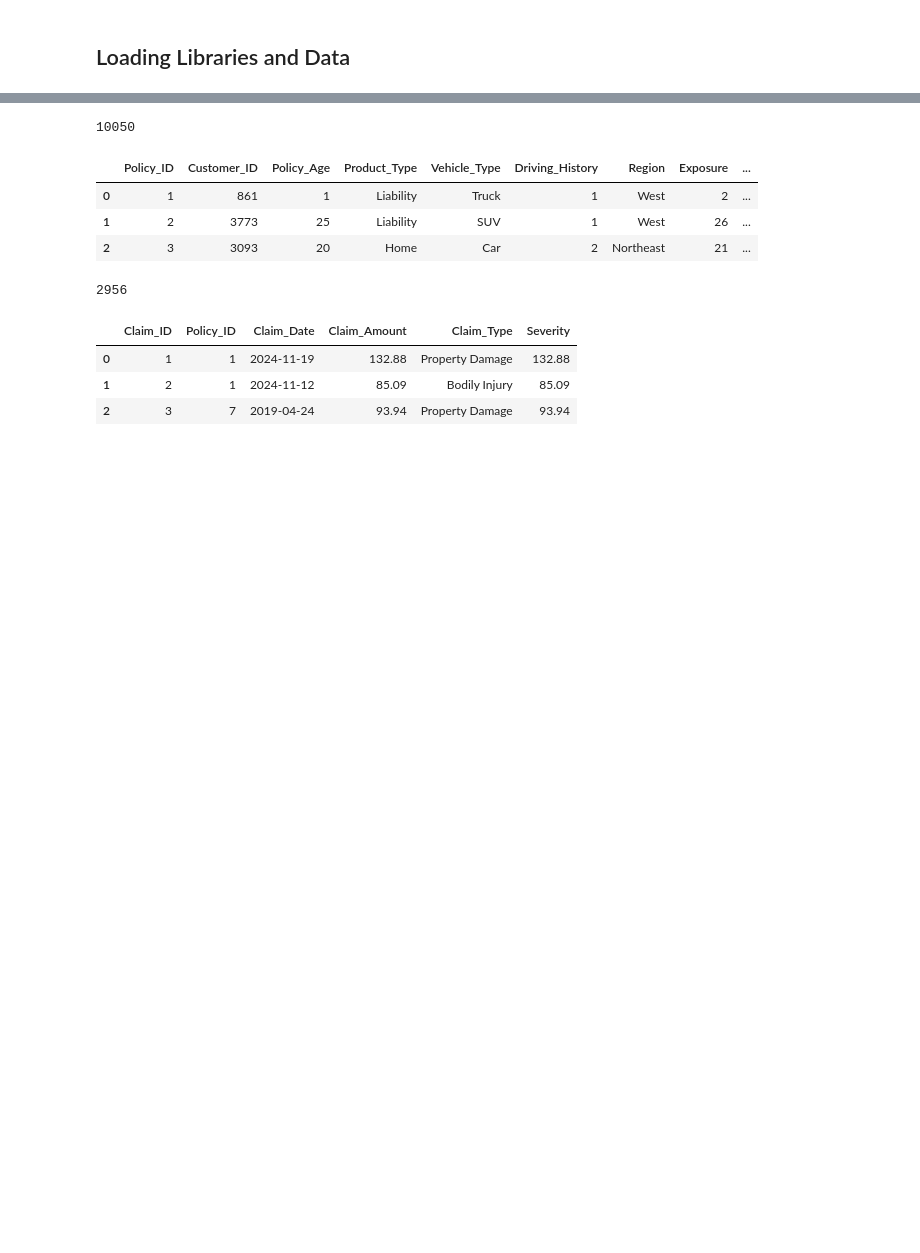
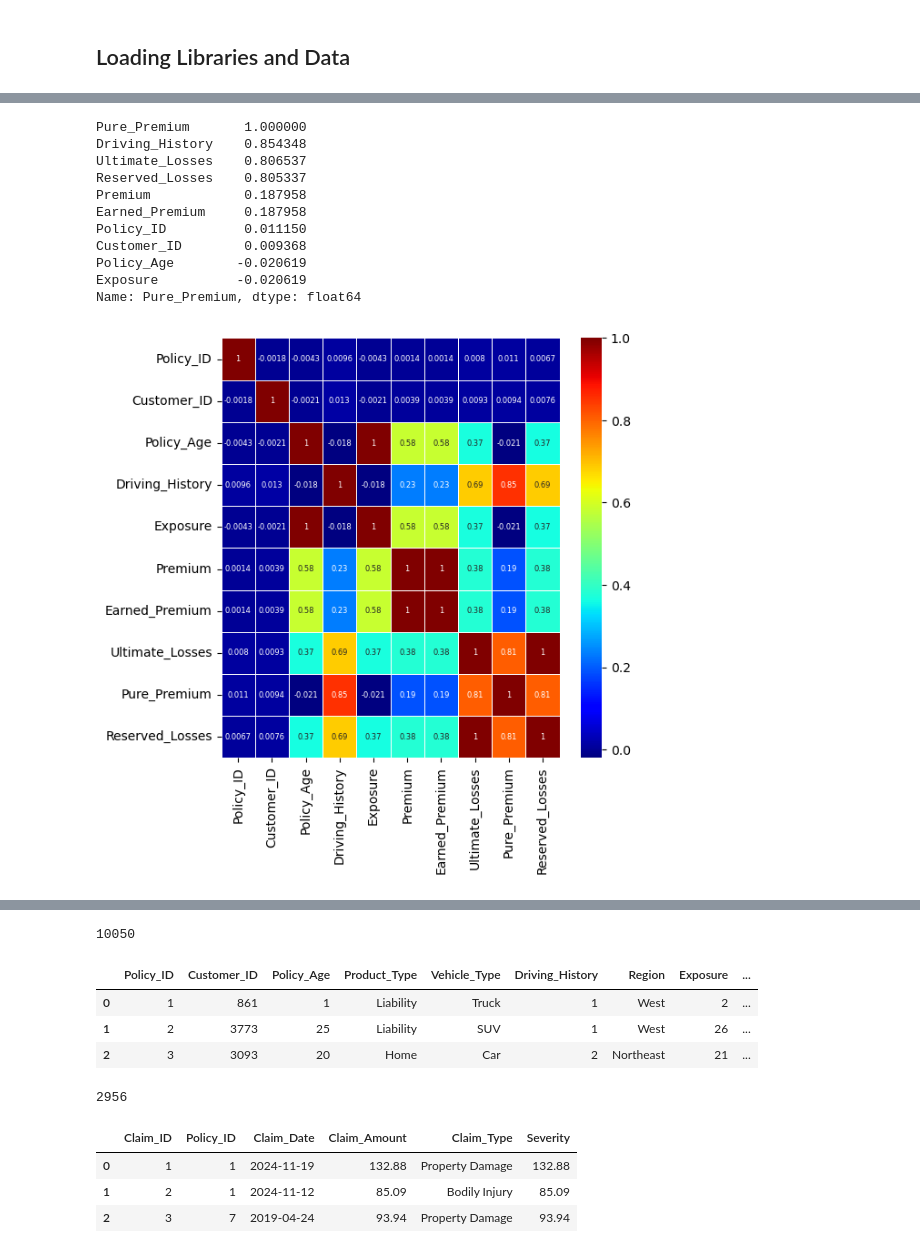
Before and after one commit to guilhermecadori/projects_Python, a Jupyter notebook: Summary.ipynb, the cells around one changed output, grey strips where cells are left out. Cells and saved outputs as stored; diff of their text form; code cells hidden in the pictures; blank space fills up the shorter version.

```diff
--- a/Summary.ipynb
+++ b/Summary.ipynb
@@ -8,0 +48,26 @@ claims = pd.read_csv('claims.csv')
+# %%
+# Creating a correlation plot
+correlation_matrix = policies.corr()
+print(correlation_matrix['Pure_Premium'].sort_values(ascending=False))
+
+plt.figure(figsize=(6, 6))
+sns.heatmap(correlation_matrix,
+            annot=True,
+            cmap='jet',
+            linewidths=0.5,
+            annot_kws={'size': 6})
+
+plt.show()
+# %% [output]
+Pure_Premium       1.000000
+Driving_History    0.854348
+Ultimate_Losses    0.806537
+Reserved_Losses    0.805337
+Premium            0.187958
+Earned_Premium     0.187958
+Policy_ID          0.011150
+Customer_ID        0.009368
+Policy_Age        -0.020619
+Exposure          -0.020619
+Name: Pure_Premium, dtype: float64
+[figure, added]
```
Also changed, not shown: parts of 5 cells of this notebook, 1 other file.
